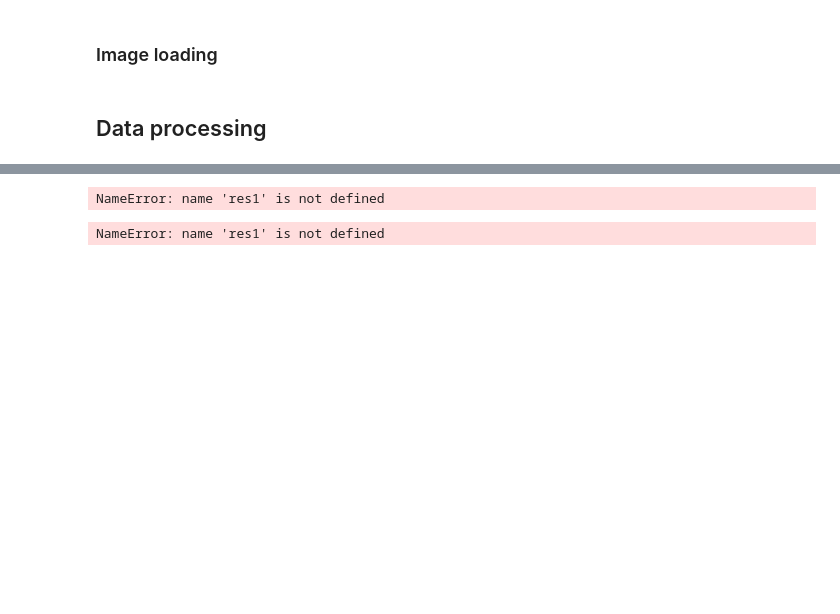
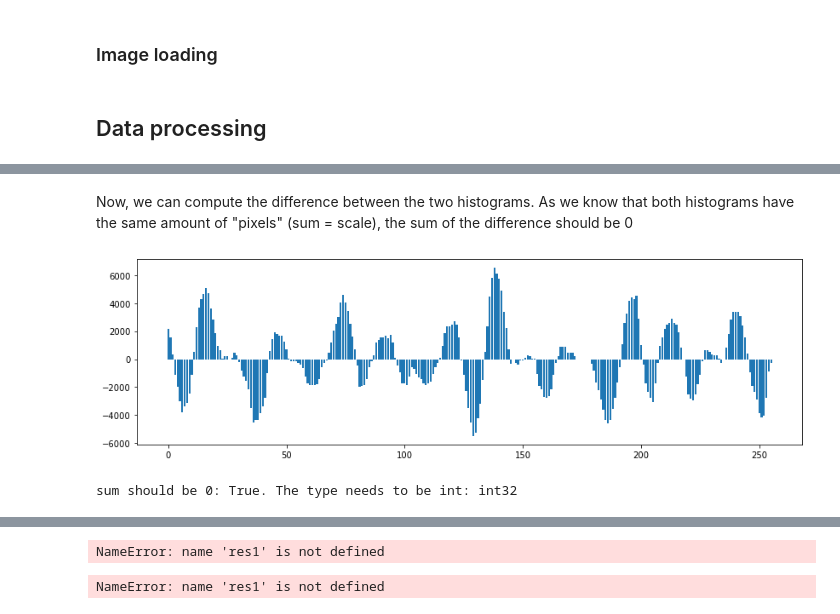
Before and after one commit to DeterjoSimon/AudioImagers, a Jupyter notebook: General_pipeline.ipynb, the cells around one changed output, grey strips where cells are left out. Cells and saved outputs as stored; diff of their text form; code cells hidden in the pictures; blank space fills up the shorter version.

```diff
--- a/General_pipeline.ipynb
+++ b/General_pipeline.ipynb
@@ -377,0 +525,11 @@ def change_rgb(img, target_values):
+# %% [markdown]
+Now, we can compute the difference between the two histograms. As we know that both histograms have the same amount of "pixels" (sum = scale), the sum of the difference should be 0
+# %%
+diff = (hist2 - hist1).astype(int)
+plt.bar(np.arange(256), diff)
+plt.show()
+print(f"sum should be 0: {diff.sum()==0}. The type needs to be int: {diff.dtype}")
+assert(diff.sum()==0)
+# %% [output]
+[figure, added]
+sum should be 0: True. The type needs to be int: int32
```
Also changed, not shown: parts of 68 cells of this notebook.
